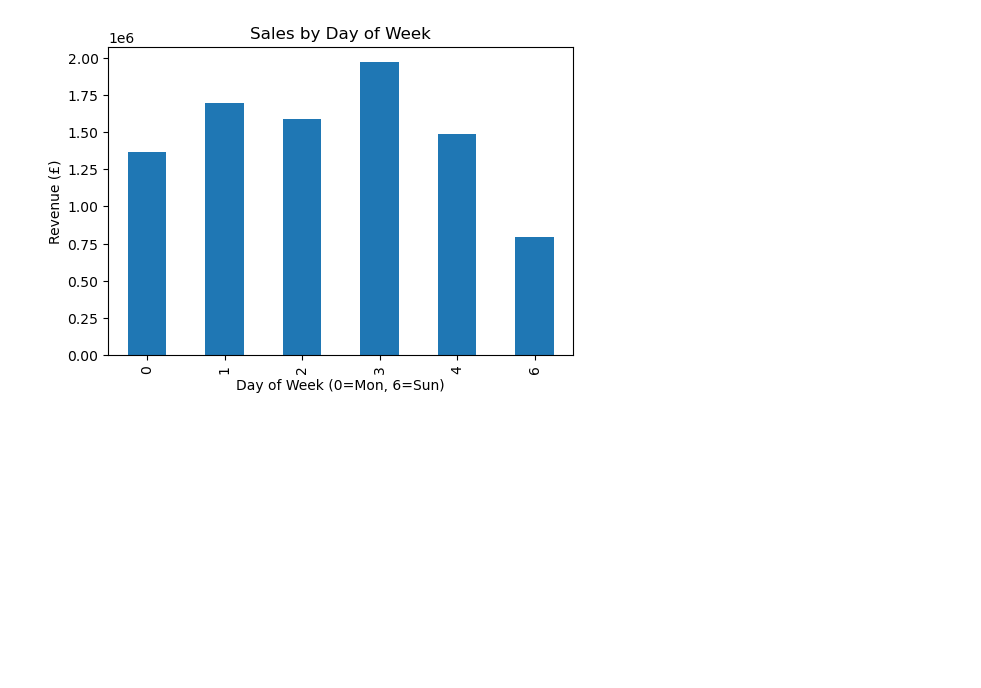
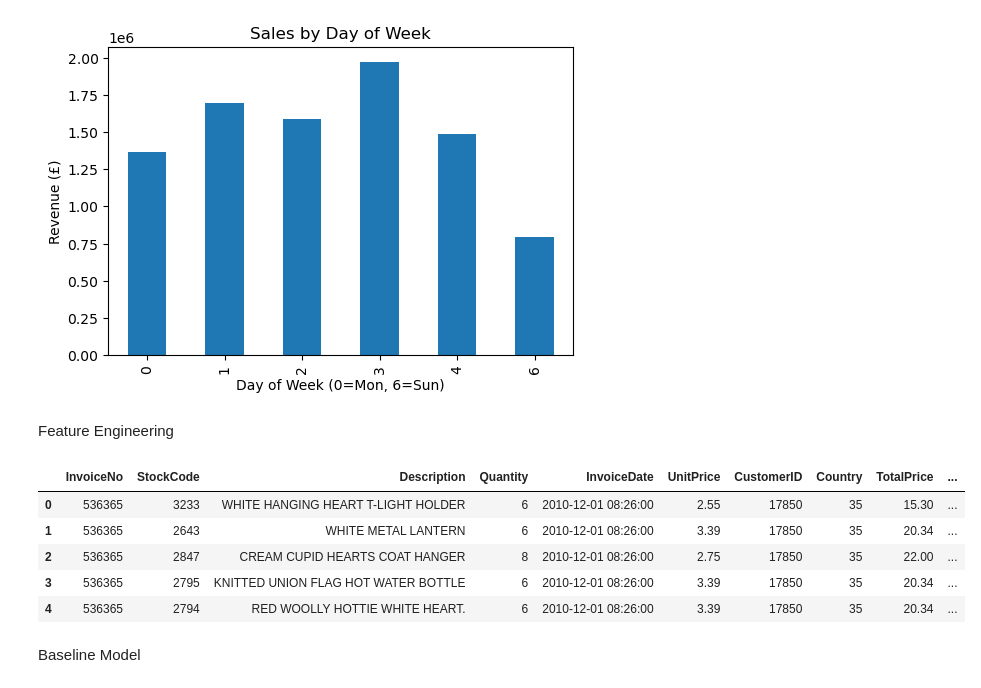
Before and after one commit to aadupuy/ecommerce_miniproject, a Jupyter notebook: ecommerce_miniproject.ipynb, the cells around one changed output. Cells and saved outputs as stored; diff of their text form; code cells hidden in the pictures; blank space fills up the shorter version.

Commit message:
More EDA + Feature Engineering

```diff
--- a/ecommerce_miniproject.ipynb
+++ b/ecommerce_miniproject.ipynb
@@ -267,3 +267,36 @@ plt.ylabel('Revenue (£)')
 # %% [output]
 Text(0, 0.5, 'Revenue (£)')
 [figure]
+# %% [markdown]
+Feature Engineering
+# %%
+# User features: total purchases, average basket size, recency (days since last purchase)
+user_total_purchases = cleaned_retail_data.groupby('CustomerID').size()
+user_avg_basket_size = cleaned_retail_data.groupby('CustomerID')['Quantity'].mean()
+last_purchase_date = cleaned_retail_data.groupby('CustomerID')['InvoiceDate'].max()
+recency_days = (cleaned_retail_data['InvoiceDate'].max() - last_purchase_date).dt.days
+
+# Item features: total sold, average price, popularity (number of unique buyers)
+item_total_sold = cleaned_retail_data.groupby('StockCode')['Quantity'].sum()
+item_avg_price = cleaned_retail_data.groupby('StockCode')['UnitPrice'].mean()
+item_popularity = cleaned_retail_data.groupby('StockCode')['CustomerID'].nunique()
+
+# User-Item interaction features: purchase frequency, last purchase gap
+user_item_purchase_freq = cleaned_retail_data.groupby(['CustomerID', 'StockCode']).size()
+last_purchase = cleaned_retail_data.groupby(['CustomerID', 'StockCode'])['InvoiceDate'].max()
+last_purchase_gap = (cleaned_retail_data['InvoiceDate'].max() - last_purchase).dt.days
+
+# Encode categorical features: StockCode, Country
+cleaned_retail_data['StockCode'] = cleaned_retail_data['StockCode'].astype('category').cat.codes
+cleaned_retail_data['Country'] = cleaned_retail_data['Country'].astype('category').cat.codes
+# %%
+cleaned_retail_data.head()
+# %% [output]
+|  | InvoiceNo | StockCode | Description | Quantity | InvoiceDate | UnitPrice | CustomerID | Country | TotalPrice | ... |
+| 0 | 536365 | 3233 | WHITE HANGING HEART T-LIGHT HOLDER | 6 | 2010-12-01 08:26:00 | 2.55 | 17850 | 35 | 15.30 | ... |
+| 1 | 536365 | 2643 | WHITE METAL LANTERN | 6 | 2010-12-01 08:26:00 | 3.39 | 17850 | 35 | 20.34 | ... |
+| 2 | 536365 | 2847 | CREAM CUPID HEARTS COAT HANGER | 8 | 2010-12-01 08:26:00 | 2.75 | 17850 | 35 | 22.00 | ... |
+| 3 | 536365 | 2795 | KNITTED UNION FLAG HOT WATER BOTTLE | 6 | 2010-12-01 08:26:00 | 3.39 | 17850 | 35 | 20.34 | ... |
+| 4 | 536365 | 2794 | RED WOOLLY HOTTIE WHITE HEART. | 6 | 2010-12-01 08:26:00 | 3.39 | 17850 | 35 | 20.34 | ... |
+# %% [markdown]
+Baseline Model
```
Also changed, not shown: 1 other file.
